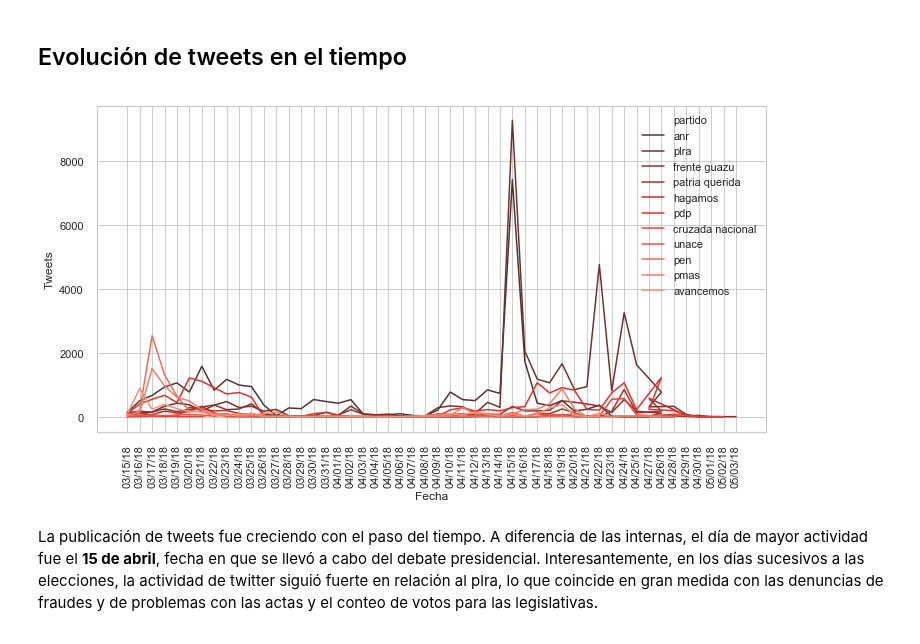
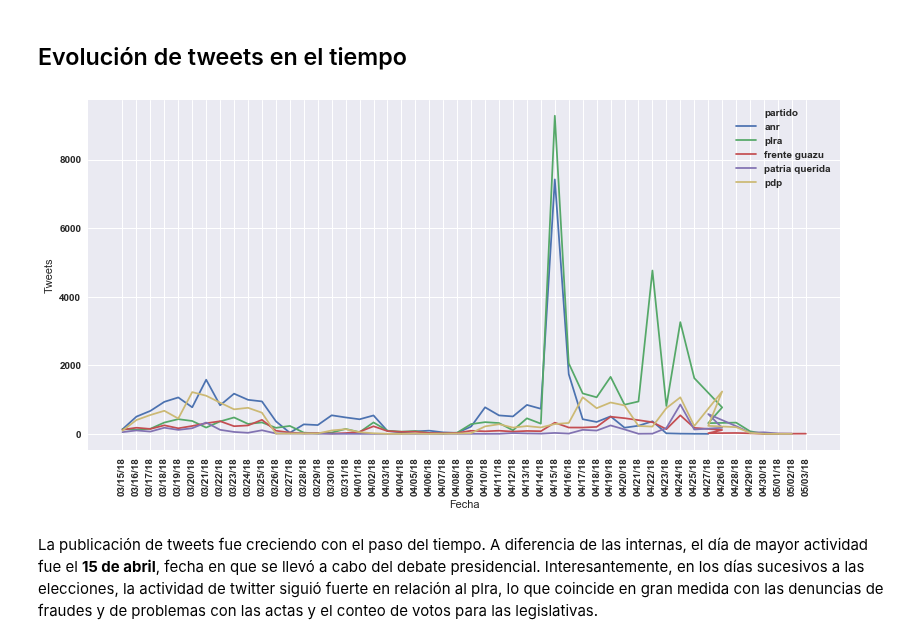
Before and after one commit to ParticipaPY/politic-bots, a Jupyter notebook: reports/notebooks/bots_politicos_generales_2018.ipynb, the cells around one changed output. Saved outputs shown, nothing was run; the diff lists cells and outputs as text; code cells hidden in the pictures.

```diff
--- a/reports/notebooks/bots_politicos_generales_2018.ipynb
+++ b/reports/notebooks/bots_politicos_generales_2018.ipynb
@@ -369,19 +373,22 @@ barWidth = 4
 # %%
+plt.style.use('seaborn')
 plt.figure(figsize=(15,6))
 
 # # Create brown bars
-plt.bar(r, originals, color='b', edgecolor='white', width=barWidth)
+or_bar = plt.bar(r, originals, color='#bd676b', edgecolor='white', width=barWidth, tick_label=originals)
 # # Create green bars (middle), on top of the firs ones
-plt.bar(r, retweets, bottom=originals, color='m', edgecolor='white', width=barWidth)
+rt_bar = plt.bar(r, retweets, bottom=originals, color='#6480ae', edgecolor='white', width=barWidth, tick_label=retweets)
 # # Create green bars (top)
-plt.bar(r, replies, bottom=bottom_for_replies, color='g', edgecolor='white', width=barWidth)
+rp_bar = plt.bar(r, replies, bottom=bottom_for_replies, color='#6ba779', edgecolor='white', width=barWidth, tick_label=replies)
 # # Create green bars (top)
-plt.bar(r, quotes, bottom=bottom_for_quotes, color='r', edgecolor='white', width=barWidth)
+qt_bar = plt.bar(r, quotes, bottom=bottom_for_quotes, color='#9085b3', edgecolor='white', width=barWidth, tick_label=quotes)
 
 # # Custom X axis
 plt.xticks(r, names, fontweight='bold')
 plt.xlabel("Parties")
 
+plt.legend((or_bar[0], rt_bar[0], rp_bar[0], qt_bar[0]), ('Original', 'Retweet', 'Reply', 'Quote'))
+
 # # Show graphic
 plt.show()
 # %% [output]
@@ -532,25 +457,25 @@ tweets_por_fecha = pd.DataFrame(tw_by_date_anr)
 tweets_por_fecha = tweets_por_fecha.append(pd.DataFrame(tw_by_date_plra))
 tweets_por_fecha = tweets_por_fecha.append(pd.DataFrame(tw_by_date_fg))
 tweets_por_fecha = tweets_por_fecha.append(pd.DataFrame(tw_by_date_ppq))
-tweets_por_fecha = tweets_por_fecha.append(pd.DataFrame(tw_by_date_hagamos))
+# tweets_por_fecha = tweets_por_fecha.append(pd.DataFrame(tw_by_date_hagamos))
 tweets_por_fecha = tweets_por_fecha.append(pd.DataFrame(tw_by_date_pdp))
-tweets_por_fecha = tweets_por_fecha.append(pd.DataFrame(tw_by_date_cruzada))
-tweets_por_fecha = tweets_por_fecha.append(pd.DataFrame(tw_by_date_unace))
-tweets_por_fecha = tweets_por_fecha.append(pd.DataFrame(tw_by_date_pen))
-tweets_por_fecha = tweets_por_fecha.append(pd.DataFrame(tw_by_date_pmas))
-tweets_por_fecha = tweets_por_fecha.append(pd.DataFrame(tw_by_date_avancemos))
+# tweets_por_fecha = tweets_por_fecha.append(pd.DataFrame(tw_by_date_cruzada))
+# tweets_por_fecha = tweets_por_fecha.append(pd.DataFrame(tw_by_date_unace))
+#tweets_por_fecha = tweets_por_fecha.append(pd.DataFrame(tw_by_date_pen))
+#tweets_por_fecha = tweets_por_fecha.append(pd.DataFrame(tw_by_date_pmas))
+# tweets_por_fecha = tweets_por_fecha.append(pd.DataFrame(tw_by_date_avancemos))
 # %%
 # draw and show the figure
 # set figure size
 plt.figure(figsize=(12,6))
-fig = sns.lineplot(x='_id', y='count', data=tweets_por_fecha, hue="partido",
-                    palette="Reds_d")
+sns.set_color_codes("dark")
+fig = sns.lineplot(x='_id', y='count', data=tweets_por_fecha, hue="partido")
 fig.set(xlabel='Fecha', ylabel='Tweets')
 for item in fig.get_xticklabels():
     item.set_rotation(90)
 plt.show()
 # %% [output]
-[figure, old version]
+[figure, new version]
 # %% [markdown]
 La publicación de tweets fue creciendo con el paso del tiempo. A diferencia de las internas, el día de mayor actividad fue el **15 de abril**, fecha en que se llevó a cabo del debate presidencial. Interesantemente, en los días sucesivos a las elecciones, la actividad de twitter siguió fuerte en relación al plra, lo que coincide en gran medida con las denuncias de fraudes y de problemas con las actas y el conteo de votos para las legislativas.
 # %% [markdown]
```
Also changed, not shown: parts of 10 cells of this notebook.
